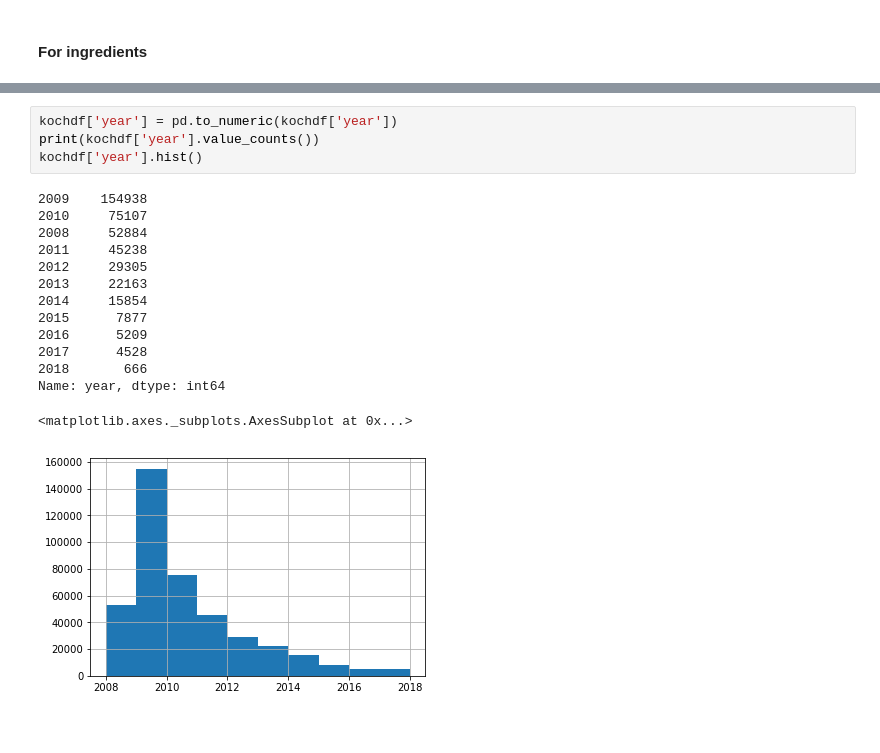
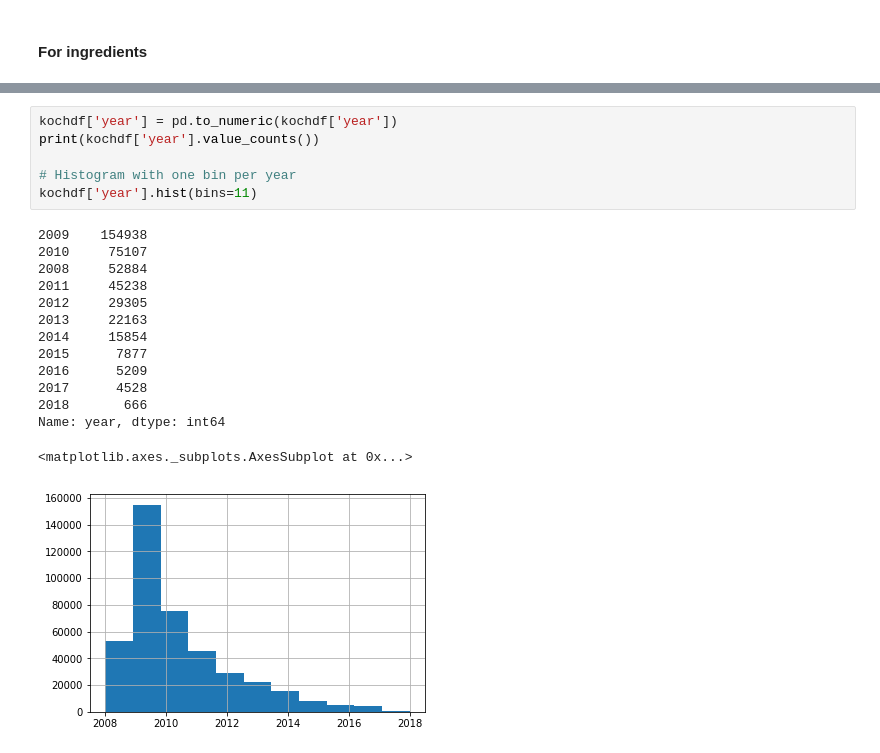
Before and after one commit to tbuz/RecipeScraper, a Jupyter notebook: Detailed_Analysis_Kochbar.ipynb, the cells around one changed output, grey strips where cells are left out. Drawn from its saved outputs; the diff is of its cells as text.

```diff
--- a/Detailed_Analysis_Kochbar.ipynb
+++ b/Detailed_Analysis_Kochbar.ipynb
@@ -1931,19 +1871,21 @@ For this purpose, we have two different time axes available for usage:
 # %%
 kochdf['year'] = pd.to_numeric(kochdf['year'])
 print(kochdf['year'].value_counts())
-kochdf['year'].hist()
+
+# Histogram with one bin per year
+kochdf['year'].hist(bins=11)
 # %% [output]
 2009    154938
 2010     75107
 2008     52884
 2011     45238
 2012     29305
 2013     22163
 2014     15854
 2015      7877
 2016      5209
 2017      4528
 2018       666
 Name: year, dtype: int64
 <matplotlib.axes._subplots.AxesSubplot at 0x...>
-[figure, old version]
+[figure, new version]
```
Also changed, not shown: parts of 53 cells of this notebook, 2 other files.
